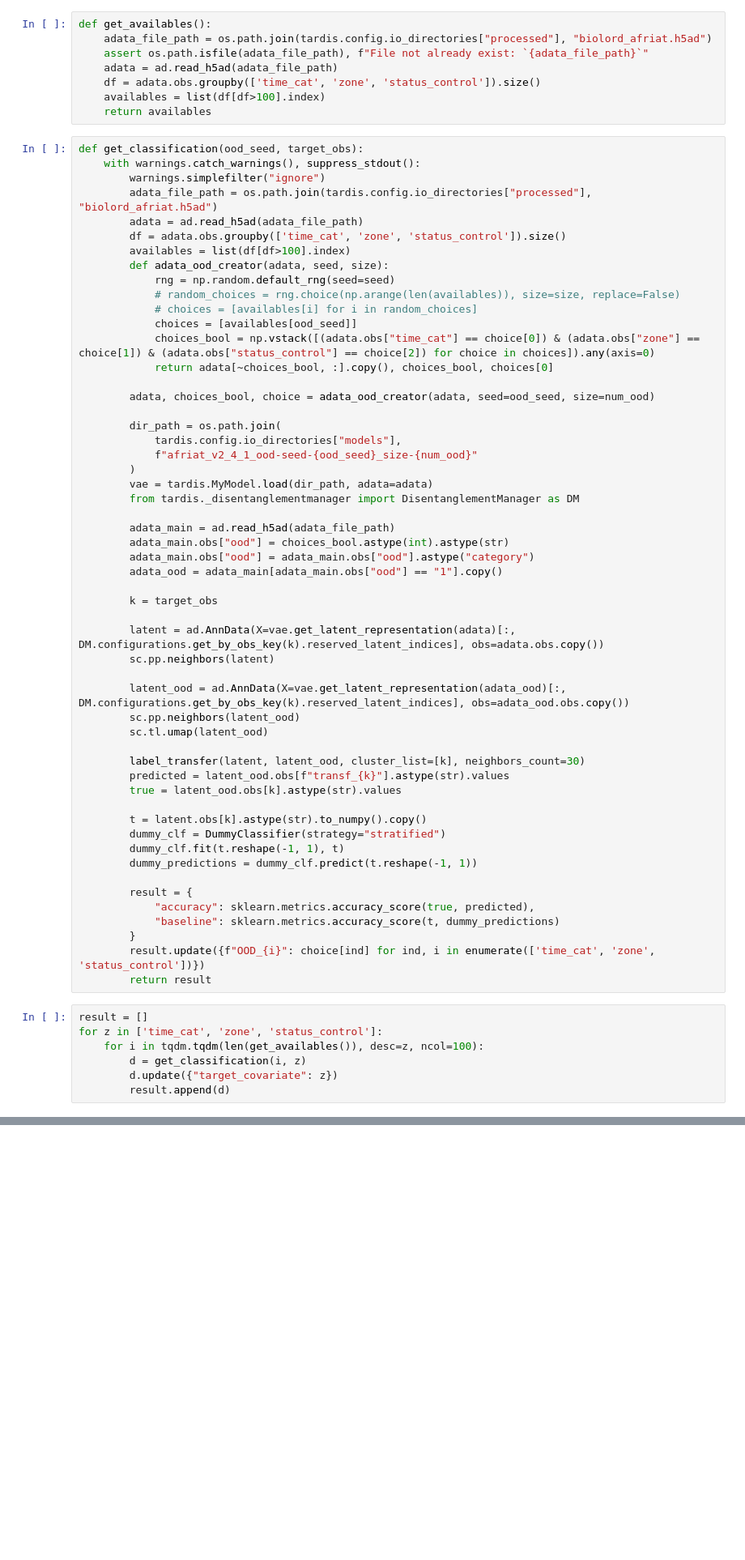
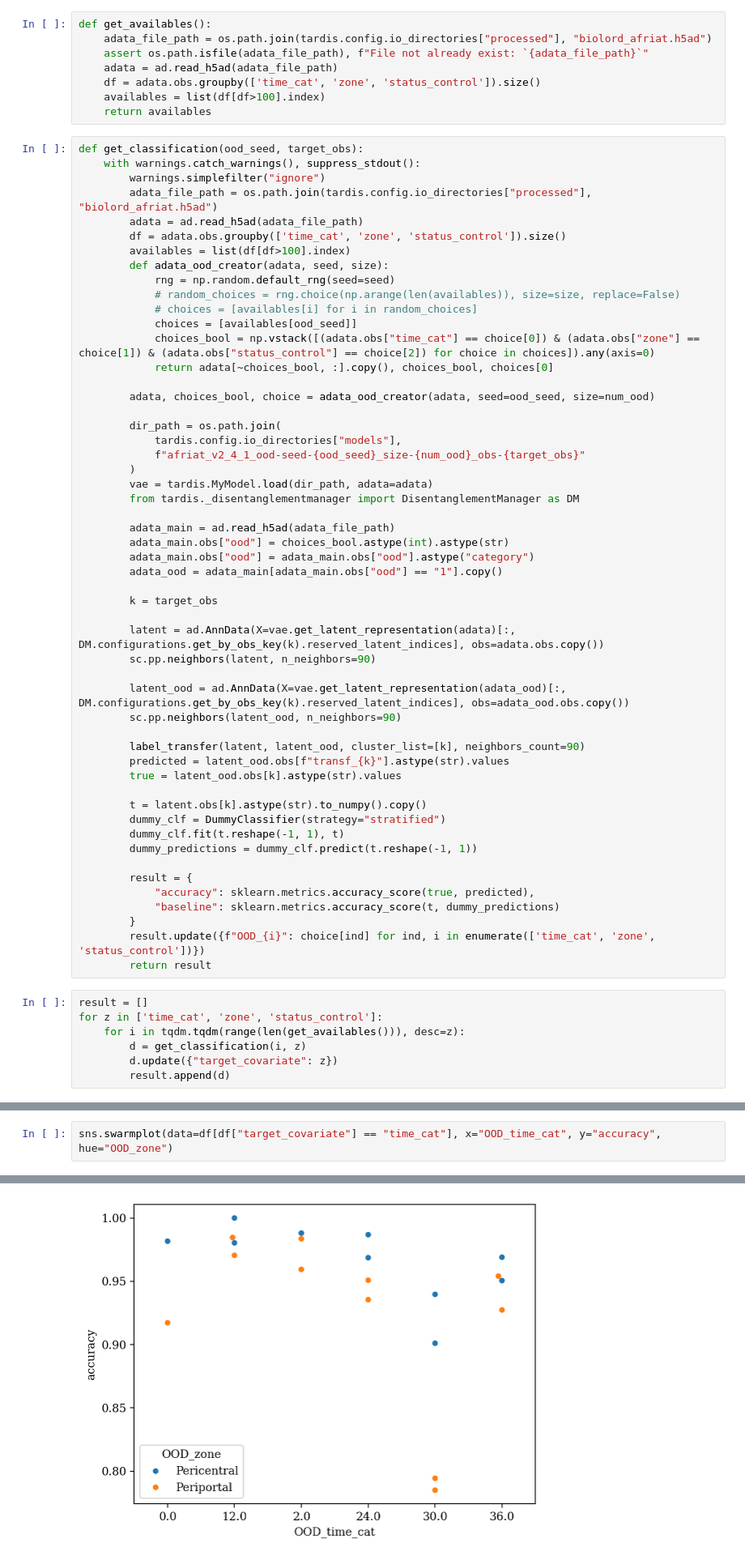
Before and after one commit to theislab/tardis, a Jupyter notebook: notebooks/figure4/afriat_single.ipynb, the cells around one changed output, grey strips where cells are left out. Shown at 81% size. Drawn from its saved outputs; the diff is of its cells as text; blank space fills up the shorter version.

```diff
--- a/notebooks/figure4/afriat_single.ipynb
+++ b/notebooks/figure4/afriat_single.ipynb
@@ -70,7 +72,7 @@ def get_classification(ood_seed, target_obs):
 
         dir_path = os.path.join(
             tardis.config.io_directories["models"],
-            f"afriat_v2_4_1_ood-seed-{ood_seed}_size-{num_ood}"
+            f"afriat_v2_4_1_ood-seed-{ood_seed}_size-{num_ood}_obs-{target_obs}"
         )
         vae = tardis.MyModel.load(dir_path, adata=adata)
         from tardis._disentanglementmanager import DisentanglementManager as DM
@@ -83,13 +85,12 @@ def get_classification(ood_seed, target_obs):
         k = target_obs
 
         latent = ad.AnnData(X=vae.get_latent_representation(adata)[:, DM.configurations.get_by_obs_key(k).reserved_latent_indices], obs=adata.obs.copy())
-        sc.pp.neighbors(latent)
+        sc.pp.neighbors(latent, n_neighbors=90)
 
         latent_ood = ad.AnnData(X=vae.get_latent_representation(adata_ood)[:, DM.configurations.get_by_obs_key(k).reserved_latent_indices], obs=adata_ood.obs.copy())
-        sc.pp.neighbors(latent_ood)
-        sc.tl.umap(latent_ood)
+        sc.pp.neighbors(latent_ood, n_neighbors=90)
 
-        label_transfer(latent, latent_ood, cluster_list=[k], neighbors_count=30)
+        label_transfer(latent, latent_ood, cluster_list=[k], neighbors_count=90)
         predicted = latent_ood.obs[f"transf_{k}"].astype(str).values
         true = latent_ood.obs[k].astype(str).values
 
@@ -107,7 +108,7 @@ def get_classification(ood_seed, target_obs):
 # %%
 result = []
 for z in ['time_cat', 'zone', 'status_control']:
-    for i in tqdm.tqdm(len(get_availables()), desc=z, ncol=100):
+    for i in tqdm.tqdm(range(len(get_availables())), desc=z):
         d = get_classification(i, z)
         d.update({"target_covariate": z})
         result.append(d)
@@ -116,0 +132,3 @@ df
+# %%
+sns.swarmplot(data=df[df["target_covariate"] == "time_cat"], x="OOD_time_cat", y="accuracy", hue="OOD_zone")
+# %% [output]
@@ -116,0 +136 @@ df
+[figure, added]
```
Also changed, not shown: parts of 6 cells of this notebook, 38 other files.
